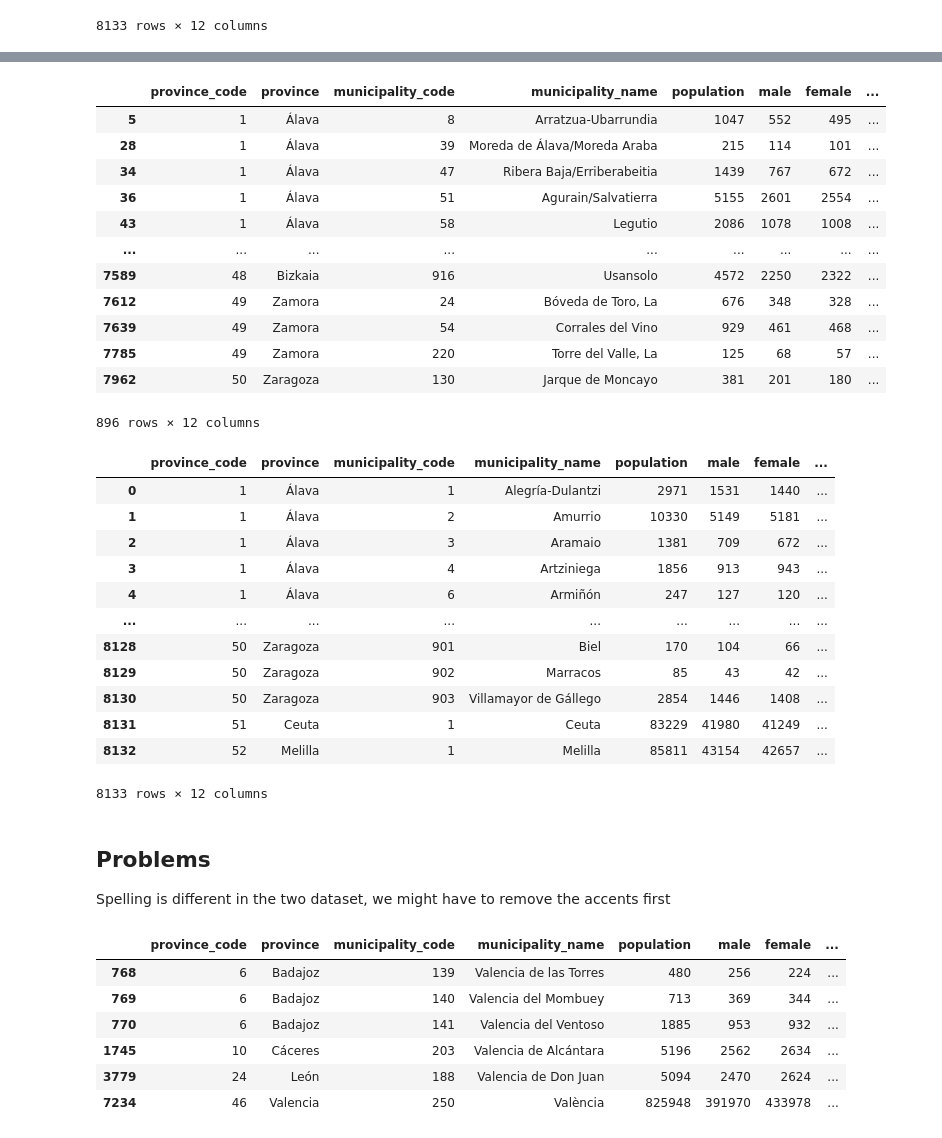
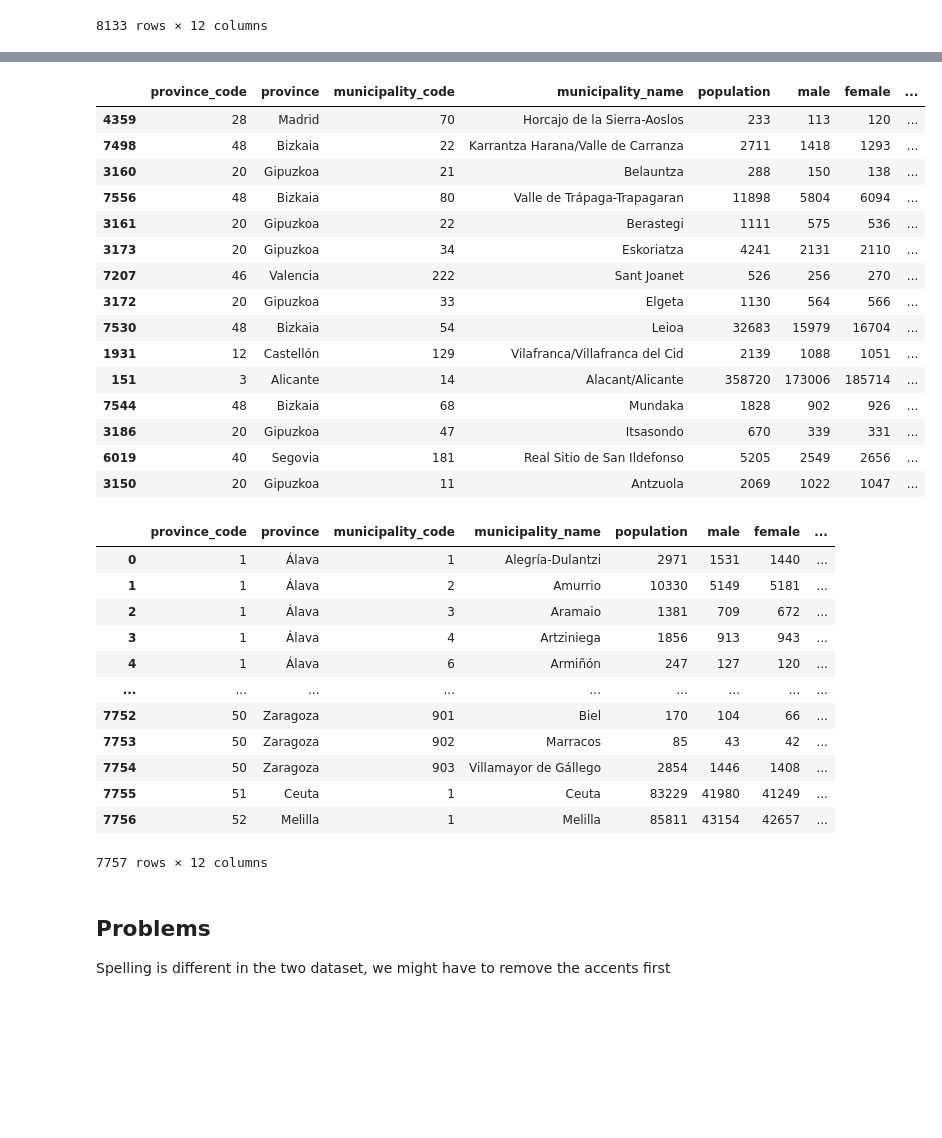
Before and after one commit to marimoysan/ml-pueblos, a Jupyter notebook: notebooks/eda.ipynb, the cells around one changed output, grey strips where cells are left out. Drawn from its saved outputs; the diff is of its cells as text; code cells hidden in the pictures; blank space fills up the shorter version.

Commit message:
fixing different typings in columns (#6)

```diff
--- a/notebooks/eda.ipynb
+++ b/notebooks/eda.ipynb
@@ -39,0 +59,3 @@ df_coordinates.columns = map_cols_es_en(df_coordinates.columns.to_list(), column
+# %%
+df_coordinates = replace_with(df_coordinates, 'province', 'Vizcaya', 'Bizcaia')
+df_coordinates[df_coordinates['province'] == "Bizcaia"]
@@ -41,7 +77,11 @@ df_coordinates.columns = map_cols_es_en(df_coordinates.columns.to_list(), column
 cleaner = AccentCleaner([df_communities, df_coordinates], ['municipality_name', 'province'])
 cleaner.cleanAccents()
 
+
 aligner = ColumnAligner(df_communities, df_coordinates, 'municipality_name_clean', re.compile(r"\*,\s"))
 aligner.alignColumns()
 
-# df_coordinates.sample(50)
+df_communities = split_at_char(df_communities, 'province_clean', '/')
+df_communities = split_at_char(df_communities, 'municipality_name_clean', '/')
+df_coordinates = split_at_char(df_coordinates, 'province_clean', '/')
+df_coordinates = split_at_char(df_coordinates, 'municipality_name_clean', '/')
@@ -121,21 +186,24 @@ dtype: int64
 # %%
 # Display rows with any NaN values and count them
 nan_rows = df[df.isna().any(axis=1)]
-nan_rows
+nan_rows.sample(15)
 # %% [output]
 |  | province_code | province | municipality_code | municipality_name | population | male | female | ... |
-| 5 | 1 | Álava | 8 | Arratzua-Ubarrundia | 1047 | 552 | 495 | ... |
-| 28 | 1 | Álava | 39 | Moreda de Álava/Moreda Araba | 215 | 114 | 101 | ... |
-| 34 | 1 | Álava | 47 | Ribera Baja/Erriberabeitia | 1439 | 767 | 672 | ... |
-| 36 | 1 | Álava | 51 | Agurain/Salvatierra | 5155 | 2601 | 2554 | ... |
-| 43 | 1 | Álava | 58 | Legutio | 2086 | 1078 | 1008 | ... |
-| ... | ... | ... | ... | ... | ... | ... | ... | ... |
-| 7589 | 48 | Bizkaia | 916 | Usansolo | 4572 | 2250 | 2322 | ... |
-| 7612 | 49 | Zamora | 24 | Bóveda de Toro, La | 676 | 348 | 328 | ... |
-| 7639 | 49 | Zamora | 54 | Corrales del Vino | 929 | 461 | 468 | ... |
-| 7785 | 49 | Zamora | 220 | Torre del Valle, La | 125 | 68 | 57 | ... |
-| 7962 | 50 | Zaragoza | 130 | Jarque de Moncayo | 381 | 201 | 180 | ... |
+| 4359 | 28 | Madrid | 70 | Horcajo de la Sierra-Aoslos | 233 | 113 | 120 | ... |
+| 7498 | 48 | Bizkaia | 22 | Karrantza Harana/Valle de Carranza | 2711 | 1418 | 1293 | ... |
+| 3160 | 20 | Gipuzkoa | 21 | Belauntza | 288 | 150 | 138 | ... |
+| 7556 | 48 | Bizkaia | 80 | Valle de Trápaga-Trapagaran | 11898 | 5804 | 6094 | ... |
+| 3161 | 20 | Gipuzkoa | 22 | Berastegi | 1111 | 575 | 536 | ... |
+| 3173 | 20 | Gipuzkoa | 34 | Eskoriatza | 4241 | 2131 | 2110 | ... |
+| 7207 | 46 | Valencia | 222 | Sant Joanet | 526 | 256 | 270 | ... |
+| 3172 | 20 | Gipuzkoa | 33 | Elgeta | 1130 | 564 | 566 | ... |
+| 7530 | 48 | Bizkaia | 54 | Leioa | 32683 | 15979 | 16704 | ... |
+| 1931 | 12 | Castellón | 129 | Vilafranca/Villafranca del Cid | 2139 | 1088 | 1051 | ... |
+| 151 | 3 | Alicante | 14 | Alacant/Alicante | 358720 | 173006 | 185714 | ... |
+| 7544 | 48 | Bizkaia | 68 | Mundaka | 1828 | 902 | 926 | ... |
+| 3186 | 20 | Gipuzkoa | 47 | Itsasondo | 670 | 339 | 331 | ... |
+| 6019 | 40 | Segovia | 181 | Real Sitio de San Ildefonso | 5205 | 2549 | 2656 | ... |
+| 3150 | 20 | Gipuzkoa | 11 | Antzuola | 2069 | 1022 | 1047 | ... |
-896 rows × 12 columns
 # %%
 df
 # %% [output]
@@ -146,25 +214,17 @@ df
 | 3 | 1 | Álava | 4 | Artziniega | 1856 | 913 | 943 | ... |
 | 4 | 1 | Álava | 6 | Armiñón | 247 | 127 | 120 | ... |
 | ... | ... | ... | ... | ... | ... | ... | ... | ... |
-| 8128 | 50 | Zaragoza | 901 | Biel | 170 | 104 | 66 | ... |
-| 8129 | 50 | Zaragoza | 902 | Marracos | 85 | 43 | 42 | ... |
-| 8130 | 50 | Zaragoza | 903 | Villamayor de Gállego | 2854 | 1446 | 1408 | ... |
-| 8131 | 51 | Ceuta | 1 | Ceuta | 83229 | 41980 | 41249 | ... |
-| 8132 | 52 | Melilla | 1 | Melilla | 85811 | 43154 | 42657 | ... |
+| 7752 | 50 | Zaragoza | 901 | Biel | 170 | 104 | 66 | ... |
+| 7753 | 50 | Zaragoza | 902 | Marracos | 85 | 43 | 42 | ... |
+| 7754 | 50 | Zaragoza | 903 | Villamayor de Gállego | 2854 | 1446 | 1408 | ... |
+| 7755 | 51 | Ceuta | 1 | Ceuta | 83229 | 41980 | 41249 | ... |
+| 7756 | 52 | Melilla | 1 | Melilla | 85811 | 43154 | 42657 | ... |
-8133 rows × 12 columns
+7757 rows × 12 columns
 # %% [markdown]
 ## Problems
 
 Spelling is different in the two dataset, we might have to remove the accents first
 # %%
 df_communities[df_communities['municipality_name'].str.contains(r'Val.*ncia', case=False, na=False)]
-# %% [output]
-|  | province_code | province | municipality_code | municipality_name | population | male | female | ... |
-| 768 | 6 | Badajoz | 139 | Valencia de las Torres | 480 | 256 | 224 | ... |
-| 769 | 6 | Badajoz | 140 | Valencia del Mombuey | 713 | 369 | 344 | ... |
-| 770 | 6 | Badajoz | 141 | Valencia del Ventoso | 1885 | 953 | 932 | ... |
-| 1745 | 10 | Cáceres | 203 | Valencia de Alcántara | 5196 | 2562 | 2634 | ... |
-| 3779 | 24 | León | 188 | Valencia de Don Juan | 5094 | 2470 | 2624 | ... |
-| 7234 | 46 | Valencia | 250 | València | 825948 | 391970 | 433978 | ... |
 # %%
 df_coordinates[df_coordinates['municipality_name'].str.contains(r'Val.*ncia', case=False, na=False)]
```
Also changed, not shown: parts of 14 cells of this notebook, 1 other file.
